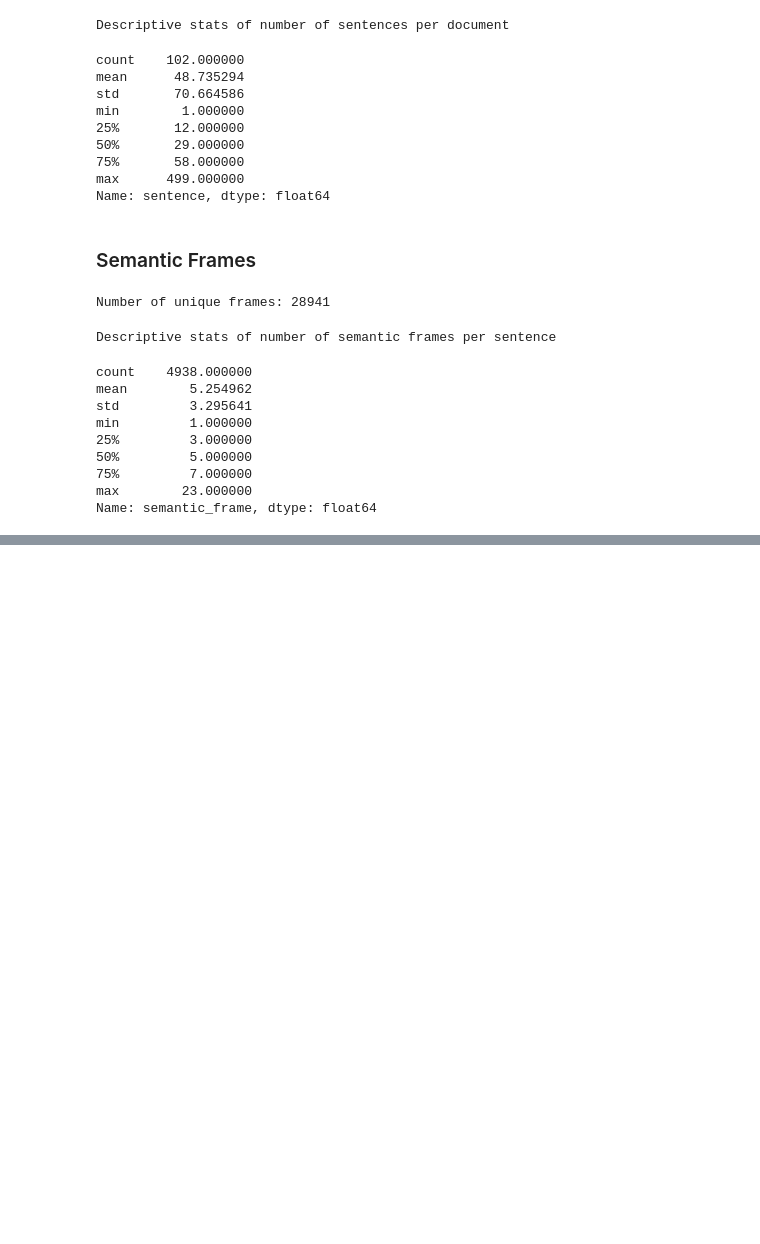
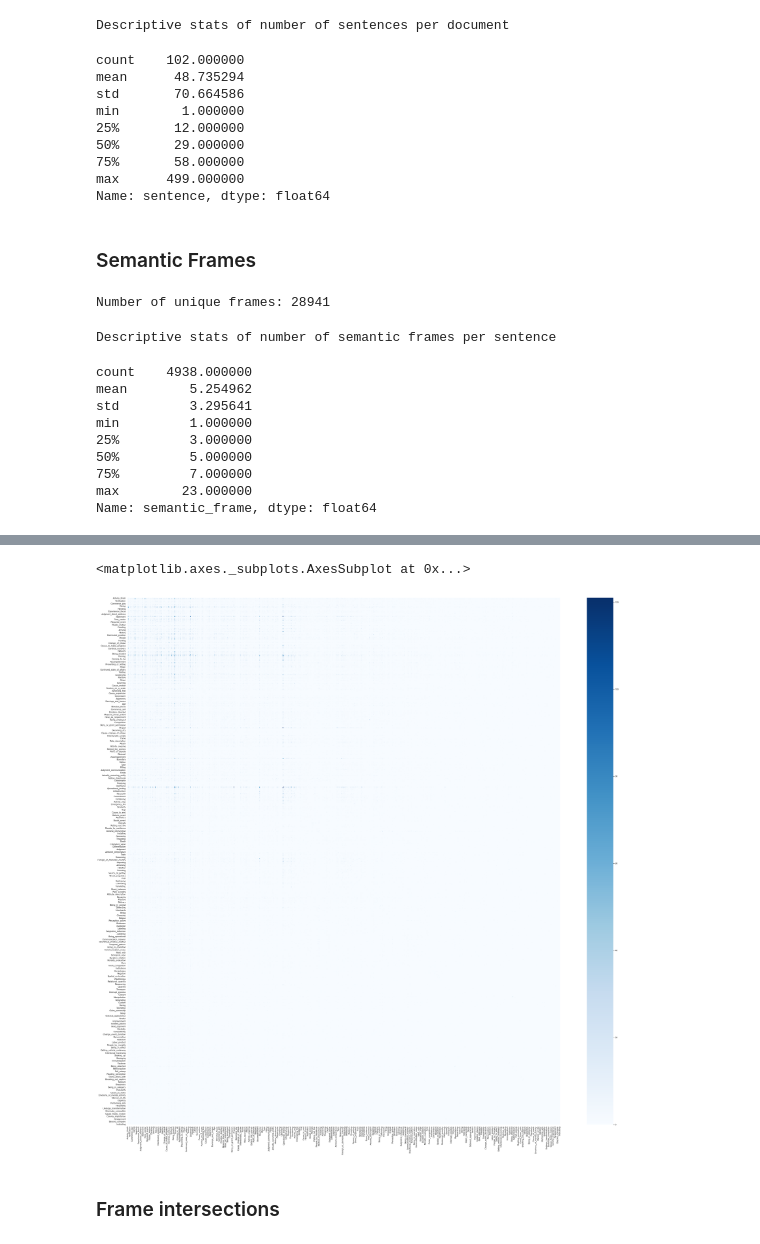
Before and after one commit to kapil1garg/frame-net-embeddings, a Jupyter notebook: data/FrameNet-DataParser.ipynb, the cells around one changed output, grey strips where cells are left out. Saved outputs shown, nothing was run; the diff lists cells and outputs as text; code cells hidden in the pictures; blank space fills up the shorter version.

```diff
--- a/data/FrameNet-DataParser.ipynb
+++ b/data/FrameNet-DataParser.ipynb
@@ -8,7 +8,12 @@ import os
 import xml.etree.ElementTree as ET
 
 import pandas as pd
+import numpy as np
 from tqdm.notebook import tqdm
+
+import seaborn as sns
+import matplotlib.pyplot as plt
+sns.set(style="white")
 # %% [markdown]
 ## Library functions
 # %%
@@ -62,8 +67,6 @@ def parse_xml(directory, file_name):
                     "scon": "subordinate clause with subordinating conjunction"
                 }
 
-                'v', 'n', 'a', 'adv', 'prep', 'c', 'art', 'num', 'idio', 'scon'
-
                 # add to output
                 output.append({
                     "corpus": corpus_name,
@@ -355,0 +362,9 @@ Name: semantic_frame, dtype: float64
+# %%
+# create a dataset with all frames for each sentence
+sentence_df = parsed_files_df.groupby(["corpus", "document", "sentence"]).agg({
+    "word": lambda x: list(x.unique()),
+    "phrase_type": lambda x: list(x.unique()),
+    "semantic_frame": lambda x: list(x.unique()),
+}).reset_index()
+
+sentence_df
@@ -355,0 +387,18 @@ Name: semantic_frame, dtype: float64
+# %%
+frame_list = list(parsed_files_df["semantic_frame"].unique())
+n_semantic_frames = len(frame_list)
+
+semantic_frame_index = {x: i for i, x in enumerate(frame_list)}
+
+frame_co_matrix = []
+for index, row in sentence_df.iterrows():
+    curr_row = [0 for i in range(0, n_semantic_frames)]
+    for frame in row["semantic_frame"]:
+        curr_row[semantic_frame_index[frame]] += 1
+
+    frame_co_matrix.append(curr_row)
+
+frame_co_matrix_unprocessed_df = pd.DataFrame(frame_co_matrix, columns=frame_list)
+frame_co_matrix_df = frame_co_matrix_unprocessed_df.T.dot(frame_co_matrix_unprocessed_df)
+np.fill_diagonal(frame_co_matrix_df.values, 0)
+frame_co_matrix_df
@@ -355,0 +422,8 @@ Name: semantic_frame, dtype: float64
+# %%
+f, ax = plt.subplots(figsize=(50, 50))
+sns.heatmap(frame_co_matrix_df, cmap="Blues")
+# %% [output]
+<matplotlib.axes._subplots.AxesSubplot at 0x...>
+[figure, added]
+# %% [markdown]
+### Frame intersections
```
Also changed, not shown: parts of 7 cells of this notebook, 1 other file.
